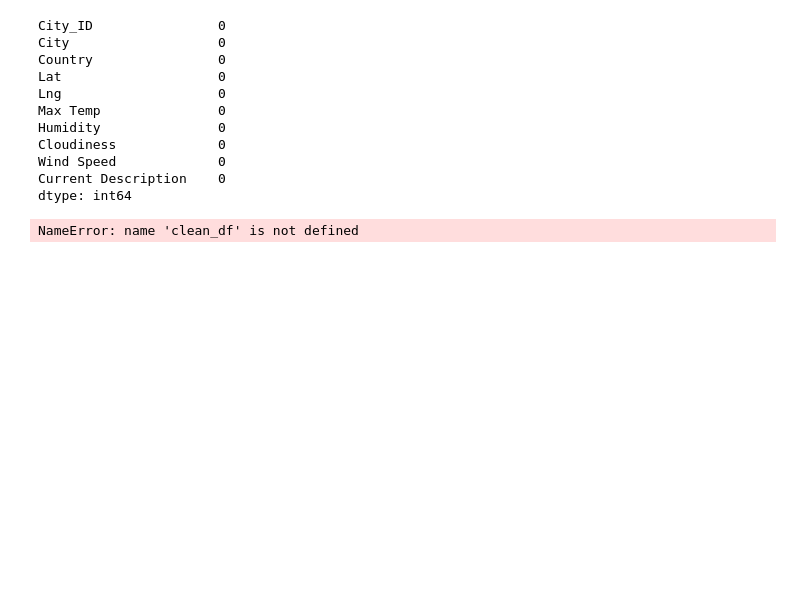
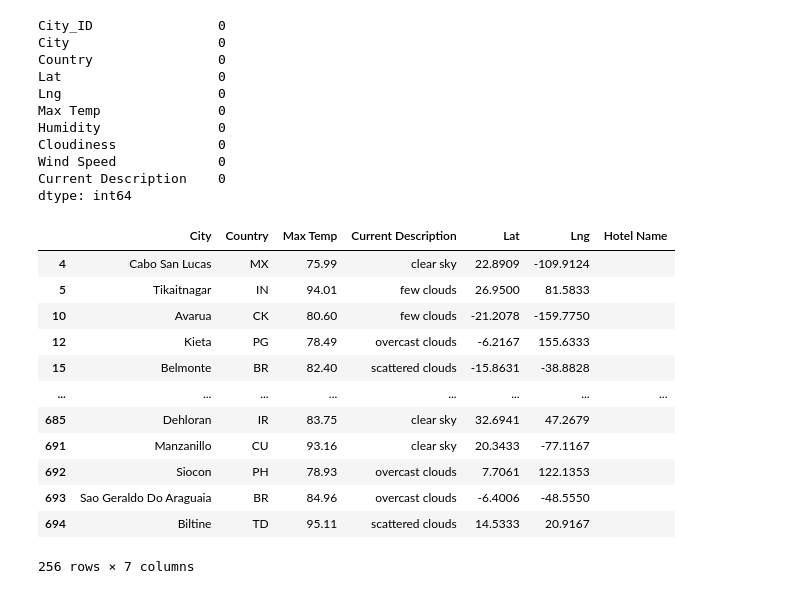
Before and after one commit to VAlphonso/World_Weather_Analysis, a Jupyter notebook: Vacation_Search/Vacation_Search.ipynb, the cells around one changed output. Cells and saved outputs as stored; diff of their text form; code cells hidden in the pictures; blank space fills up the shorter version.

```diff
--- a/Vacation_Search/Vacation_Search.ipynb
+++ b/Vacation_Search/Vacation_Search.ipynb
@@ -79,15 +79,28 @@ Current Description    0
 dtype: int64
 # %%
 # 4b. Drop any empty rows and create a new DataFrame that doesn’t have empty rows.
+clean_df = preferred_cities_df
 # %%
 # 5a. Create DataFrame called hotel_df to store hotel names along with city, country, max temp, and coordinates.
 hotel_df = clean_df[["City", "Country", "Max Temp", "Current Description", "Lat", "Lng"]].copy()
 
 # 5b. Create a new column "Hotel Name"
 hotel_df["Hotel Name"] = ""
-hotel_df.head(10)
+hotel_df
 # %% [output]
+|  | City | Country | Max Temp | Current Description | Lat | Lng | Hotel Name |
+| 4 | Cabo San Lucas | MX | 75.99 | clear sky | 22.8909 | -109.9124 |  |
+| 5 | Tikaitnagar | IN | 94.01 | few clouds | 26.9500 | 81.5833 |  |
+| 10 | Avarua | CK | 80.60 | few clouds | -21.2078 | -159.7750 |  |
+| 12 | Kieta | PG | 78.49 | overcast clouds | -6.2167 | 155.6333 |  |
+| 15 | Belmonte | BR | 82.40 | scattered clouds | -15.8631 | -38.8828 |  |
+| ... | ... | ... | ... | ... | ... | ... | ... |
+| 685 | Dehloran | IR | 83.75 | clear sky | 32.6941 | 47.2679 |  |
+| 691 | Manzanillo | CU | 93.16 | clear sky | 20.3433 | -77.1167 |  |
+| 692 | Siocon | PH | 78.93 | overcast clouds | 7.7061 | 122.1353 |  |
+| 693 | Sao Geraldo Do Araguaia | BR | 84.96 | overcast clouds | -6.4006 | -48.5550 |  |
+| 694 | Biltine | TD | 95.11 | scattered clouds | 14.5333 | 20.9167 |  |
-NameError: name 'clean_df' is not defined
+256 rows × 7 columns
 # %%
 # 6a. Set parameters to search for hotels with 5000 meters.
 params = {
```
Also changed, not shown: parts of 10 cells of this notebook, 3 other files.
